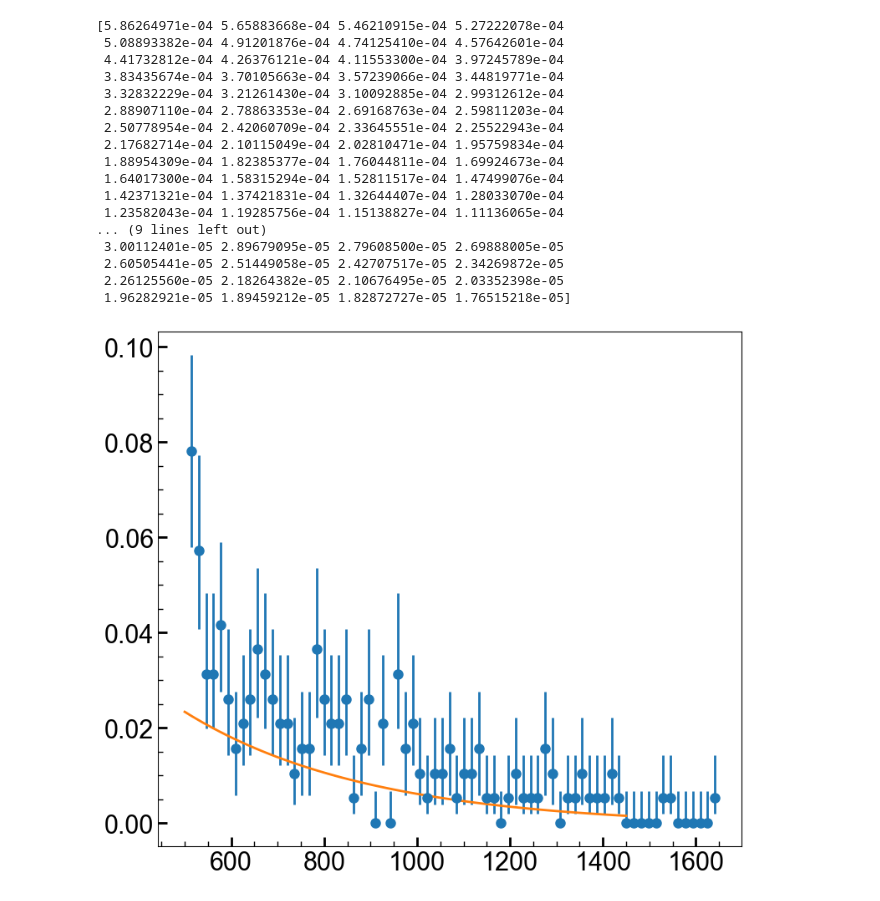
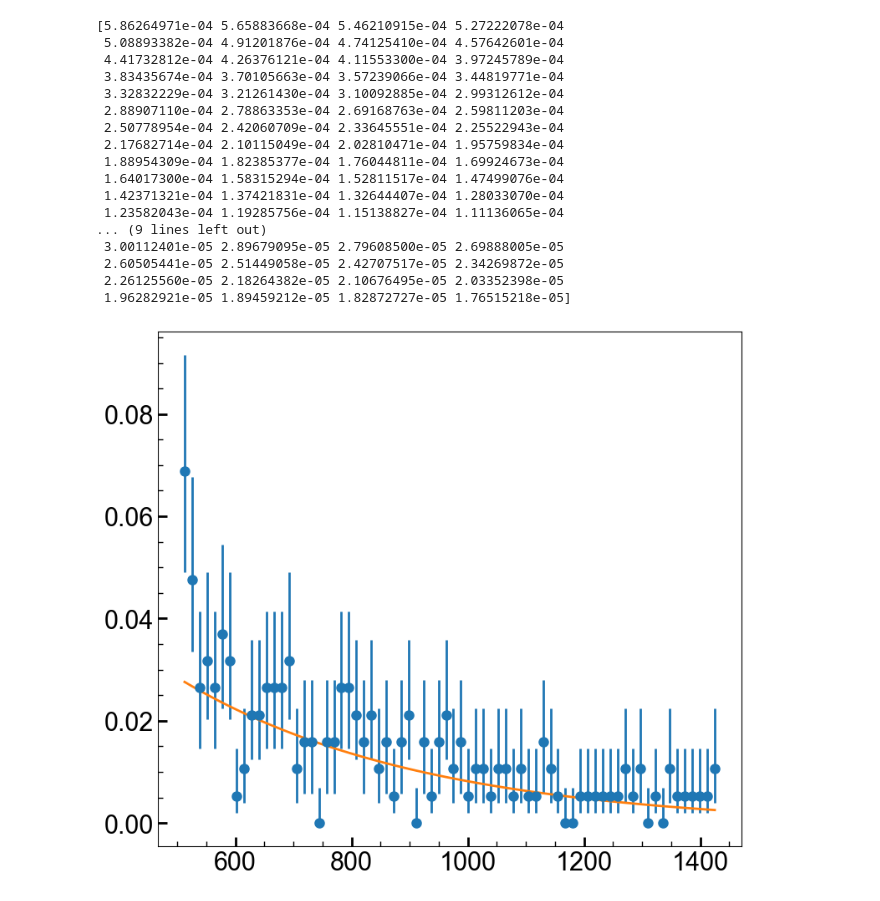
Before and after one commit to villano-lab/thermal-flux_paper2023, a Jupyter notebook: ChiSquare.ipynb, the cells around one changed output. Drawn from its saved outputs; the diff is of its cells as text; code cells hidden in the pictures.

```diff
--- a/ChiSquare.ipynb
+++ b/ChiSquare.ipynb
@@ -94,7 +94,9 @@ error = (0,0)
 
 
 #matplotlib.pyplot.errorbar(t, yerr=error)
-counts, bins = np.histogram(t,bins=72)
+#fitbins=72
+fitbins=30
+counts, bins = np.histogram(t[t<=1450],bins=fitbins)
 thing = (bins[:-1]+bins[1:])/2
 fig,axes = plt.subplots(1,1, figsize=(9,8))
 error1 = [0.00,0.37,0.74,1.10,2.34,2.75,3.82,4.25,5.30,6.33,6.78,7.81,8.83,9.28]
@@ -117,4 +119,4 @@ plt.show(fig)
 # %%
-weight = (1/((ntot_plus+ntot_minus)/2))
+weight = (1/(ntot_plus))
 print(weight)
 # %% [output]
@@ -204,31 +206,32 @@ Correlations (unreported correlations are < 0.100)
 # %%
 fig,axes = plt.subplots(1,1, figsize=(9,8))
 
 ax1=axes
 ax1.errorbar(thing, counts1, yerr=[ntot_minus/np.sum(counts),ntot_plus/np.sum(counts)], marker='o', markersize=8, linestyle = 'none')
 
 #print(function(0,1450,271.2,1)*4000)
 x = np.linspace(500,1450,num=100)
 print (function(x,1450,271.2,1))
 
-ax1.plot(x,function(x,1450,395.4,32.78))
+#ax1.plot(x,function(x,1450,419.277958,38.9762712))
+ax1.plot(thing,f_fit.best_fit)
 plt.show(fig)
 # %% [output]
 [5.86264971e-04 5.65883668e-04 5.46210915e-04 5.27222078e-04
  5.08893382e-04 4.91201876e-04 4.74125410e-04 4.57642601e-04
  4.41732812e-04 4.26376121e-04 4.11553300e-04 3.97245789e-04
  3.83435674e-04 3.70105663e-04 3.57239066e-04 3.44819771e-04
  3.32832229e-04 3.21261430e-04 3.10092885e-04 2.99312612e-04
  2.88907110e-04 2.78863353e-04 2.69168763e-04 2.59811203e-04
  2.50778954e-04 2.42060709e-04 2.33645551e-04 2.25522943e-04
  2.17682714e-04 2.10115049e-04 2.02810471e-04 1.95759834e-04
  1.88954309e-04 1.82385377e-04 1.76044811e-04 1.69924673e-04
  1.64017300e-04 1.58315294e-04 1.52811517e-04 1.47499076e-04
  1.42371321e-04 1.37421831e-04 1.32644407e-04 1.28033070e-04
  1.23582043e-04 1.19285756e-04 1.15138827e-04 1.11136065e-04
 ... (9 lines left out)
  3.00112401e-05 2.89679095e-05 2.79608500e-05 2.69888005e-05
  2.60505441e-05 2.51449058e-05 2.42707517e-05 2.34269872e-05
  2.26125560e-05 2.18264382e-05 2.10676495e-05 2.03352398e-05
  1.96282921e-05 1.89459212e-05 1.82872727e-05 1.76515218e-05]
-[figure, old version]
+[figure, new version]
```
Also changed, not shown: parts of 4 cells of this notebook.
